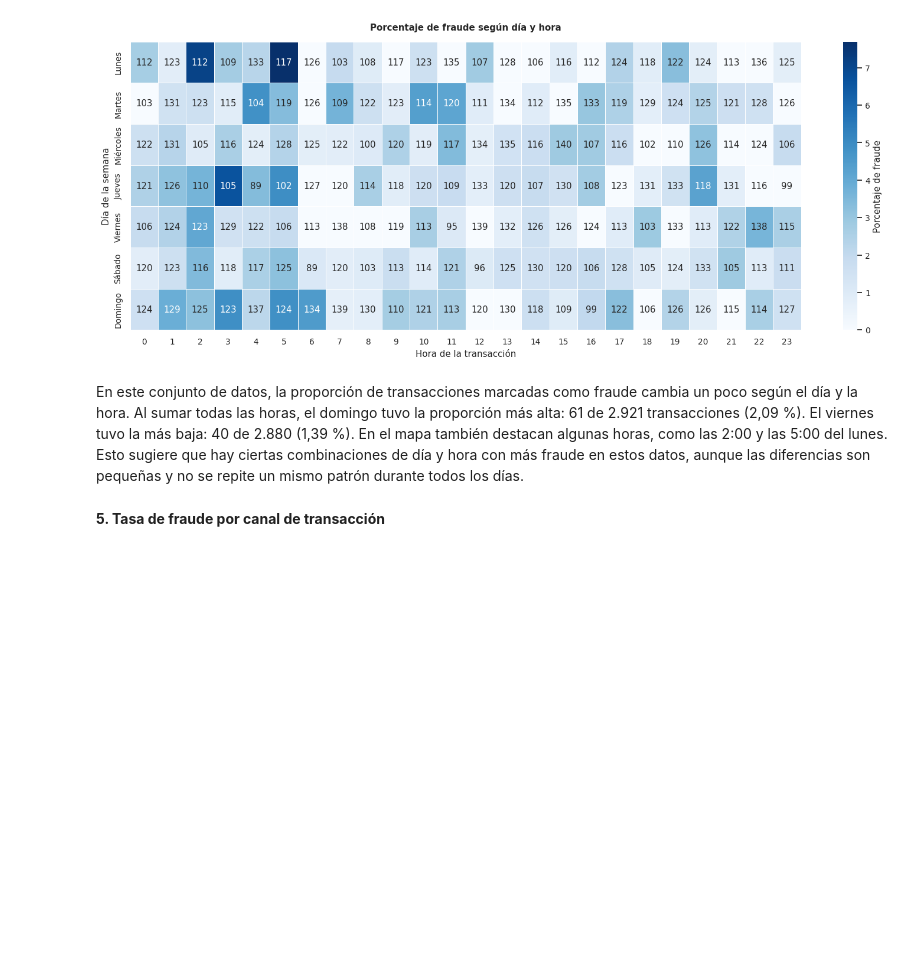
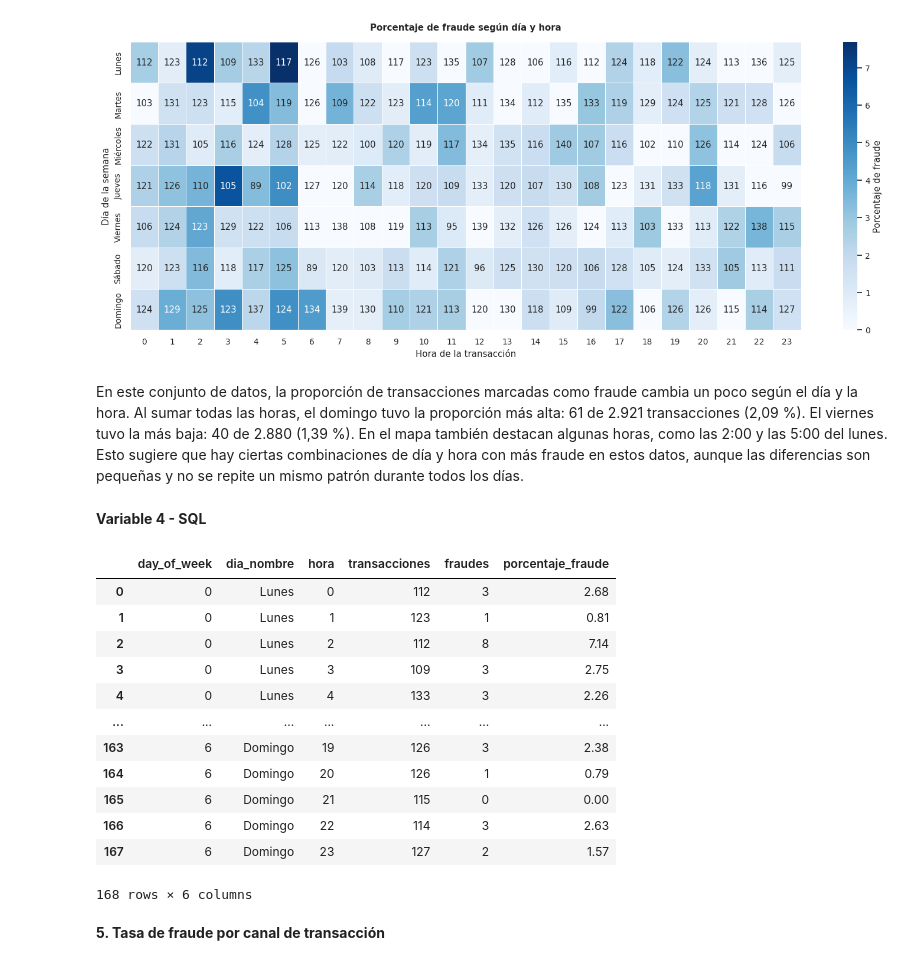
Before and after one commit to nashlypilar-collab/Intro_ciencia_tarea_grupo, a Jupyter notebook: FraudesTDC.ipynb, the cells around one changed output. Drawn from its saved outputs; the diff is of its cells as text; code cells hidden in the pictures; blank space fills up the shorter version.

```diff
--- a/FraudesTDC.ipynb
+++ b/FraudesTDC.ipynb
@@ -576,6 +576,49 @@ plt.show()
 [figure]
 # %% [markdown]
 En este conjunto de datos, la proporción de transacciones marcadas como fraude cambia un poco según el día y la hora. Al sumar todas las horas, el domingo tuvo la proporción más alta: 61 de 2.921 transacciones (2,09 %). El viernes tuvo la más baja: 40 de 2.880 (1,39 %). En el mapa también destacan algunas horas, como las 2:00 y las 5:00 del lunes. Esto sugiere que hay ciertas combinaciones de día y hora con más fraude en estos datos, aunque las diferencias son pequeñas y no se repite un mismo patrón durante todos los días.
+# %% [markdown]
+**Variable 4 - SQL**
+# %%
+query_4 = """
+SELECT
+    day_of_week,
+    CASE day_of_week
+        WHEN 0 THEN 'Lunes'
+        WHEN 1 THEN 'Martes'
+        WHEN 2 THEN 'Miércoles'
+        WHEN 3 THEN 'Jueves'
+        WHEN 4 THEN 'Viernes'
+        WHEN 5 THEN 'Sábado'
+        WHEN 6 THEN 'Domingo'
+    END AS dia_nombre,
+    time_of_day_hour AS hora,
+    COUNT(*) AS transacciones,
+    SUM(CASE WHEN is_fraud = 1 THEN 1 ELSE 0 END) AS fraudes,
+    ROUND(
+        100.0 * SUM(CASE WHEN is_fraud = 1 THEN 1 ELSE 0 END) / COUNT(*),
+        2
+    ) AS porcentaje_fraude
+FROM df_fraude
+GROUP BY day_of_week, time_of_day_hour
+ORDER BY day_of_week, time_of_day_hour;
+"""
+
+sql_4 = run_sql(query_4)
+display(sql_4)
+# %% [output]
+|  | day_of_week | dia_nombre | hora | transacciones | fraudes | porcentaje_fraude |
+| 0 | 0 | Lunes | 0 | 112 | 3 | 2.68 |
+| 1 | 0 | Lunes | 1 | 123 | 1 | 0.81 |
+| 2 | 0 | Lunes | 2 | 112 | 8 | 7.14 |
+| 3 | 0 | Lunes | 3 | 109 | 3 | 2.75 |
+| 4 | 0 | Lunes | 4 | 133 | 3 | 2.26 |
+| ... | ... | ... | ... | ... | ... | ... |
+| 163 | 6 | Domingo | 19 | 126 | 3 | 2.38 |
+| 164 | 6 | Domingo | 20 | 126 | 1 | 0.79 |
+| 165 | 6 | Domingo | 21 | 115 | 0 | 0.00 |
+| 166 | 6 | Domingo | 22 | 114 | 3 | 2.63 |
+| 167 | 6 | Domingo | 23 | 127 | 2 | 1.57 |
+168 rows × 6 columns
 # %% [markdown]
 **5. Tasa de fraude por canal de transacción**
 # %%
```
Also changed, not shown: parts of 1 cell of this notebook.
